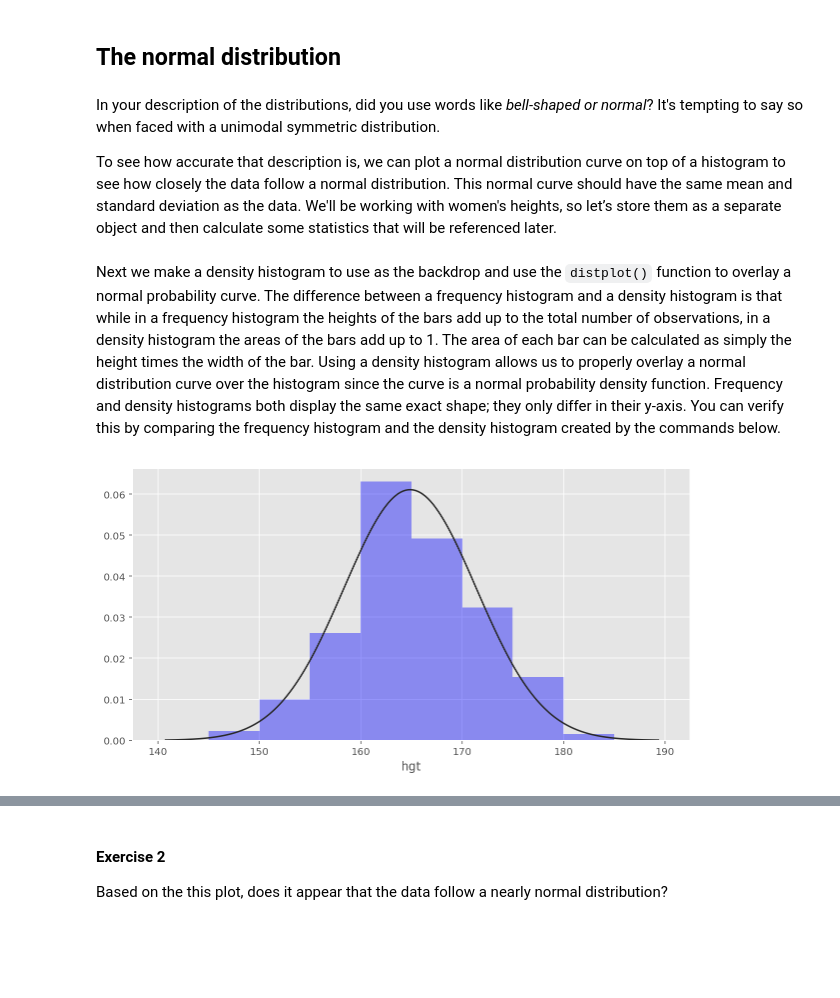
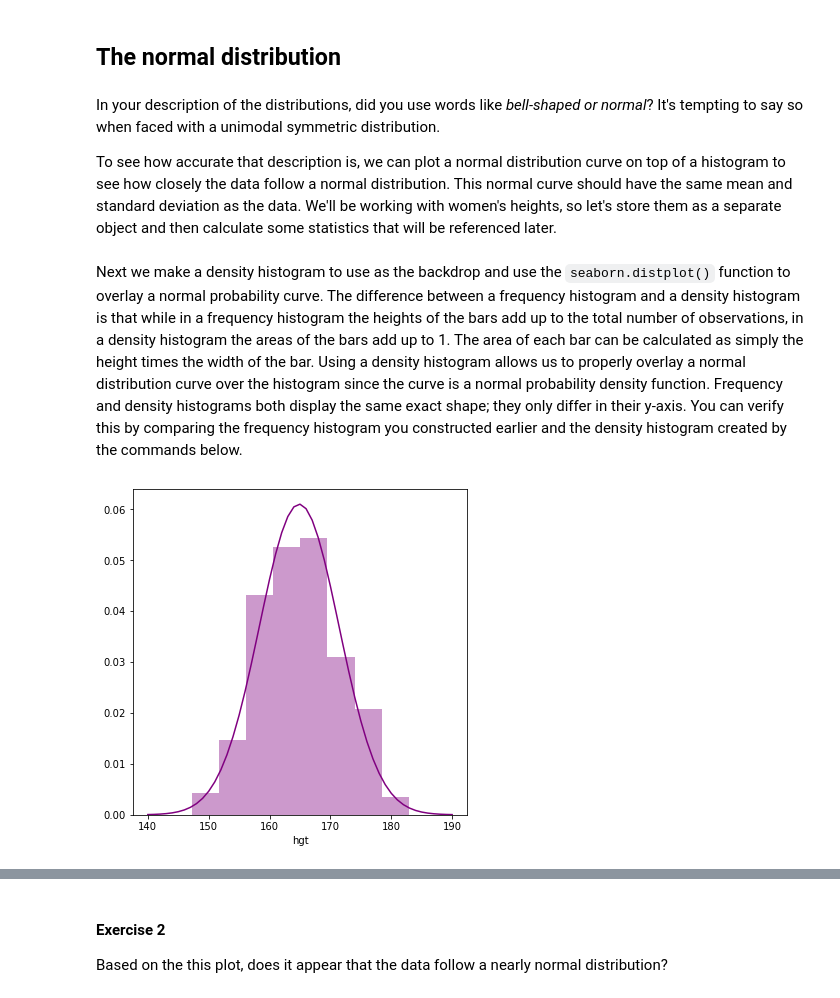
Before and after one commit to vaksakalli/stats_tutorials, a Jupyter notebook: ch4_normal_distribution.ipynb, the cells around one changed output, grey strips where cells are left out. Drawn from its saved outputs; the diff is of its cells as text; code cells hidden in the pictures; blank space fills up the shorter version.

```diff
--- a/ch4_normal_distribution.ipynb
+++ b/ch4_normal_distribution.ipynb
@@ -48,6 +51,6 @@ Make a histogram of men's heights and a histogram of women's heights. How would
 # %% [markdown]
 In your description of the distributions, did you use words like *bell-shaped or normal*? It's tempting to say so when faced with a unimodal symmetric distribution.
 
-To see how accurate that description is, we can plot a normal distribution curve on top of a histogram to see how closely the data follow a normal distribution. This normal curve should have the same mean and standard deviation as the data. We'll be working with women's heights, so let’s store them as a separate object and then calculate some statistics that will be referenced later.
+To see how accurate that description is, we can plot a normal distribution curve on top of a histogram to see how closely the data follow a normal distribution. This normal curve should have the same mean and standard deviation as the data. We'll be working with women's heights, so let's store them as a separate object and then calculate some statistics that will be referenced later.
 # %%
 fhgtmean = fdims['hgt'].mean()
@@ -55,15 +58,15 @@ fhgtsd =  fdims['hgt'].std()
 # %% [markdown]
-Next we make a density histogram to use as the backdrop and use the `distplot()` function to overlay a normal probability curve. The difference between a frequency histogram and a density histogram is that while in a frequency histogram the heights of the bars add up to the total number of observations, in a density histogram the areas of the bars add up to 1. The area of each bar can be calculated as simply the height times the width of the bar. Using a density histogram allows us to properly overlay a normal distribution curve over the histogram since the curve is a normal probability density function. Frequency and density histograms both display the same exact shape; they only differ in their y-axis. You can verify this by comparing the frequency histogram and the density histogram created by the commands below.
+Next we make a density histogram to use as the backdrop and use the `seaborn.distplot()` function to overlay a normal probability curve. The difference between a frequency histogram and a density histogram is that while in a frequency histogram the heights of the bars add up to the total number of observations, in a density histogram the areas of the bars add up to 1. The area of each bar can be calculated as simply the height times the width of the bar. Using a density histogram allows us to properly overlay a normal distribution curve over the histogram since the curve is a normal probability density function. Frequency and density histograms both display the same exact shape; they only differ in their y-axis. You can verify this by comparing the frequency histogram you constructed earlier and the density histogram created by the commands below.
 # %%
-import matplotlib.pyplot as plt
 import seaborn as sns
 from scipy.stats import norm
+import matplotlib.pyplot as plt
 %matplotlib inline
-%config InlineBackend.figure_format = 'retina'
-plt.style.use('ggplot')
-plt.rcParams['figure.figsize'] = (10,5)
+plt.rcParams['figure.figsize'] = (6, 6)
 
-sns.distplot(fdims['hgt'], fit = norm, kde = False, bins = 10, hist_kws={'range': [140,190]}, color = 'blue')
-plt.show();
+fhgt_hist = sns.distplot(fdims['hgt'], norm_hist = True, kde = False, color = 'purple', bins = 8)
+x = np.arange(140, 191)
+y = norm.pdf(x, loc = fhgtmean, scale = fhgtsd)
+fhgt_hist.plot(x, y, 'purple');
 # %% [output]
-[figure, old version]
+[figure, new version]
```
Also changed, not shown: parts of 18 cells of this notebook.
